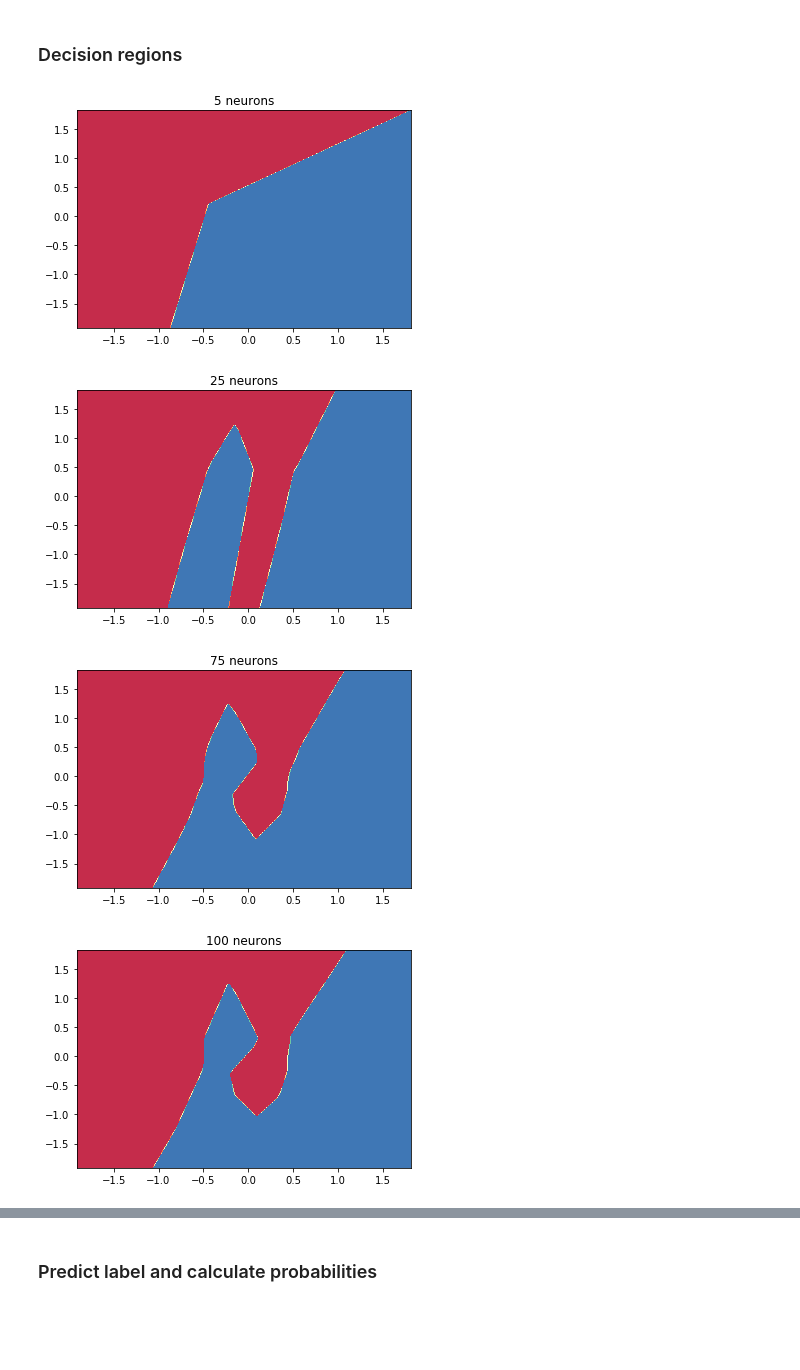
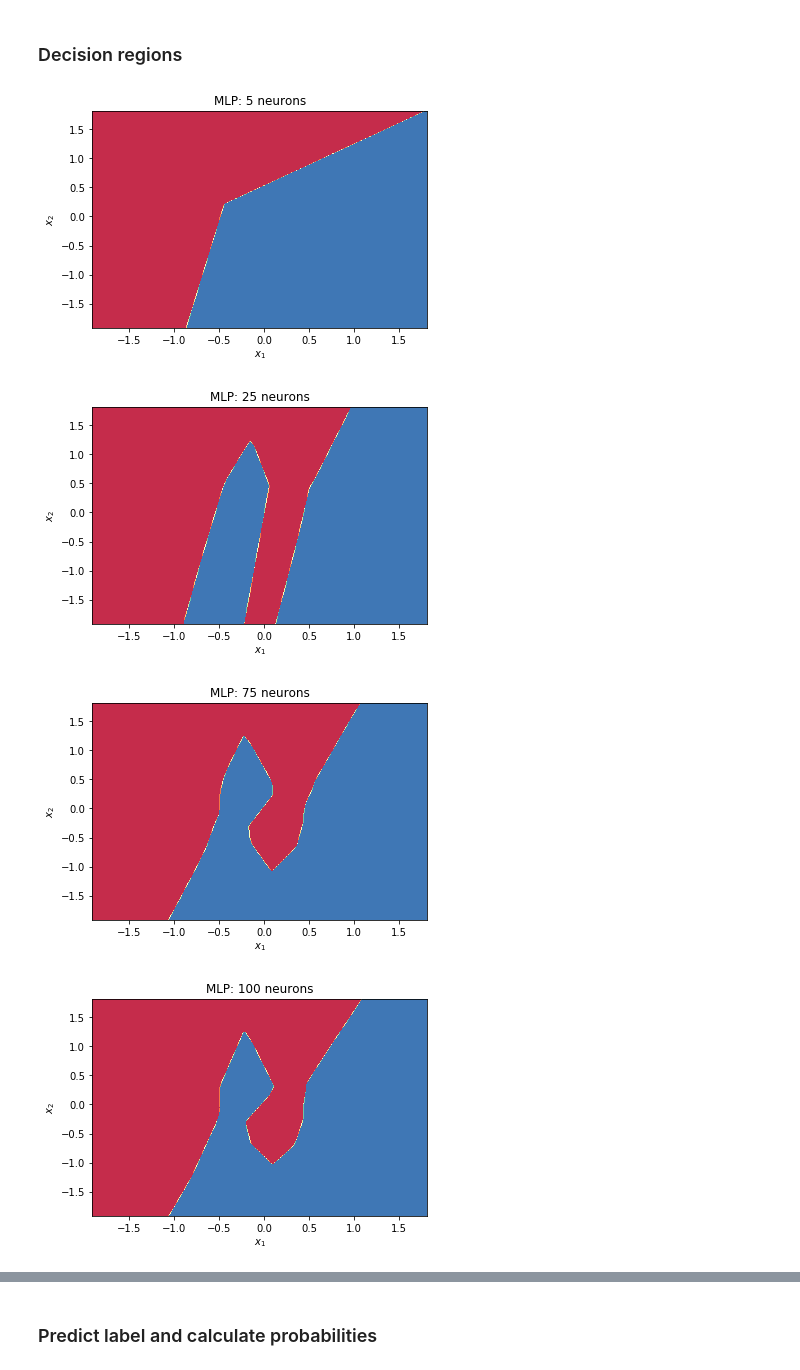
Before and after one commit to ito-rafael/IA006C-MachineLearning, a Jupyter notebook: efc3/notebooks/MLP.ipynb, the cells around one changed output, grey strips where cells are left out. Cells and saved outputs as stored; diff of their text form; code cells hidden in the pictures; blank space fills up the shorter version.

```diff
--- a/efc3/notebooks/MLP.ipynb
+++ b/efc3/notebooks/MLP.ipynb
@@ -252,12 +275,14 @@ for i in neurons:
 # %%
 for i in range(len(mlp_array)):
     mlp_array[i].fit(X, y)
     plot_decision_regions(X, mlp_array[i])
-    plt.title(str(neurons[i]) + ' neurons')
+    plt.title('MLP: ' + str(neurons[i]) + ' neurons')
+    plt.xlabel('$x_1$')
+    plt.ylabel('$x_2$')
     plt.savefig(path + 'decision_regions_' + str(neurons[i]) + '.png', dpi=300)
     plt.show()
 # %% [output]
-[figure, old version]
+[figure, new version]
-[figure, old version]
+[figure, new version]
-[figure, old version]
+[figure, new version]
-[figure, old version]
+[figure, new version]
```
Also changed, not shown: parts of 4 cells of this notebook, 1 other file.
